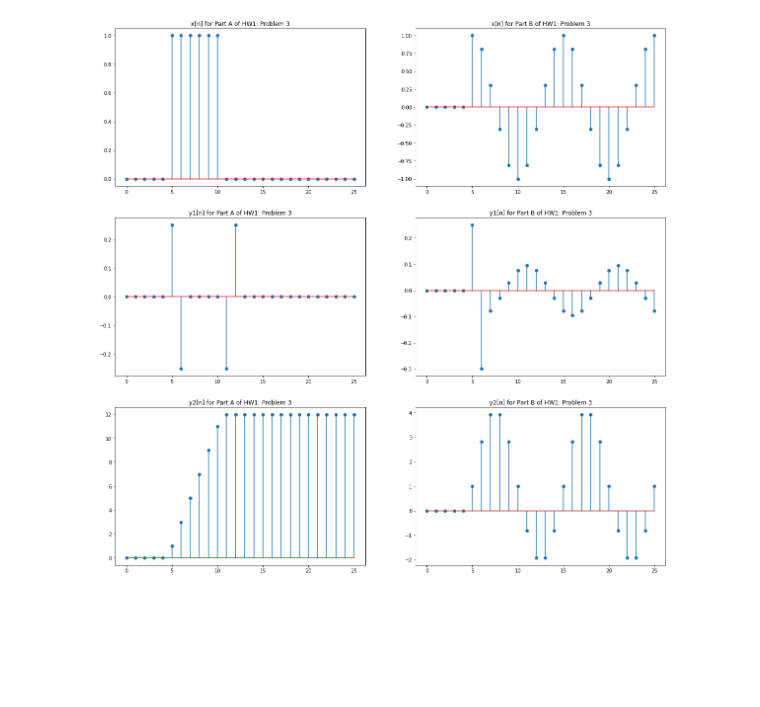
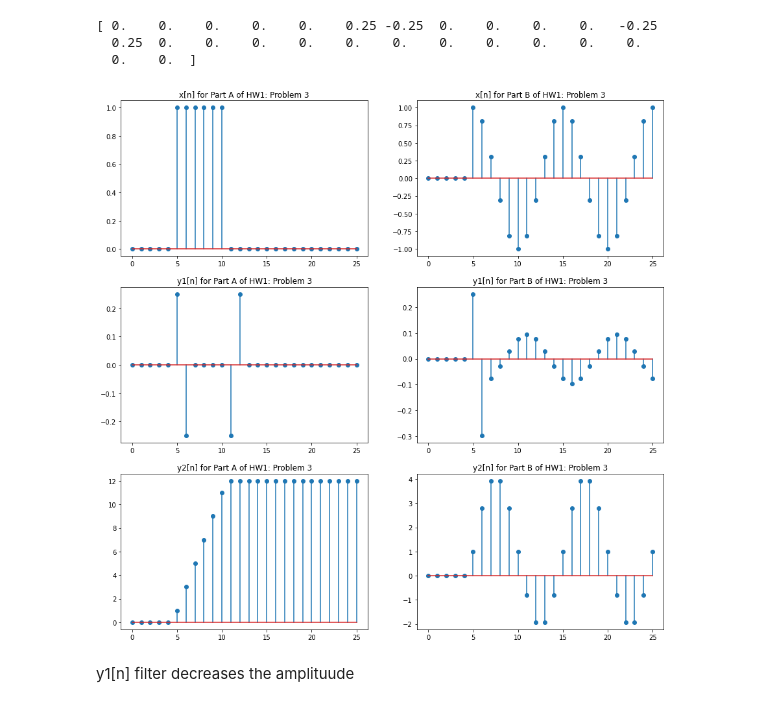
Before and after one commit to cdavin2/dsp_hw, a Jupyter notebook: hw1.ipynb, the cells around one changed output. Drawn from its saved outputs; the diff is of its cells as text; code cells hidden in the pictures; blank space fills up the shorter version.

```diff
--- a/hw1.ipynb
+++ b/hw1.ipynb
@@ -22,6 +22,8 @@ xna_2 = (2 <= n).astype(float) - (8 <= n).astype(float)
 yna1 = np.zeros(len(xna_0)) # len(xna) is 26
 for i in range(len(xna_0)):
   yna1[i] = (1/4) * (xna_0[i] - 2*xna_1[i] + xna_2[i])
+
+print(yna1)
 
 yna2 = np.zeros(len(xna_0)) # len(xna) is 26
 yna2[0] = 0
@@ -35,32 +37,37 @@ xnb_0 = np.cos((np.pi*n)/5) * (0 <= n).astype(float)
 xnb_1 = np.cos((np.pi*(n-1))/5) * (1 <= n).astype(float)
 xnb_2 = np.cos((np.pi*(n-2))/5) * (2 <= n).astype(float)
 
 ynb1 = np.zeros(len(xnb_0)) # len(xna) is 26
 for i in range(len(xna_0)):
   ynb1[i] = (1/4) * (xnb_0[i] - 2*xnb_1[i] + xnb_2[i])
 
 ynb2 = np.zeros(len(xnb_0)) # len(xna) is 26
 ynb2[0] = 0 # initial condition
 for i in range(1, len(xnb_0)): # 1...20
   ynb2[i] = xnb_0[i] + xnb_1[i] + ynb2[i-1]
 
 #######################################################
 
 fig, axs = plt.subplots(3, 2)
-plt.gcf().set_size_inches(20, 20)
+plt.gcf().set_size_inches(15, 15)
 axs[0, 0].stem(xna_0)
 axs[0, 0].set_title("x[n] for Part A of HW1: Problem 3")
 axs[1, 0].stem(yna1)
 axs[1, 0].set_title("y1[n] for Part A of HW1: Problem 3")
 axs[2, 0].stem(yna2)
 axs[2, 0].set_title("y2[n] for Part A of HW1: Problem 3")
 
 axs[0, 1].stem(xnb_0)
 axs[0, 1].set_title("x[n] for Part B of HW1: Problem 3")
 axs[1, 1].stem(ynb1)
 axs[1, 1].set_title("y1[n] for Part B of HW1: Problem 3")
 axs[2, 1].stem(ynb2)
 axs[2, 1].set_title("y2[n] for Part B of HW1: Problem 3")
 fig.show()
 # %% [output]
+[ 0.    0.    0.    0.    0.    0.25 -0.25  0.    0.    0.    0.   -0.25
+  0.25  0.    0.    0.    0.    0.    0.    0.    0.    0.    0.    0.
+  0.    0.  ]
-[figure, old version]
+[figure, new version]
+# %% [markdown]
+y1[n] filter decreases the amplituude
```
